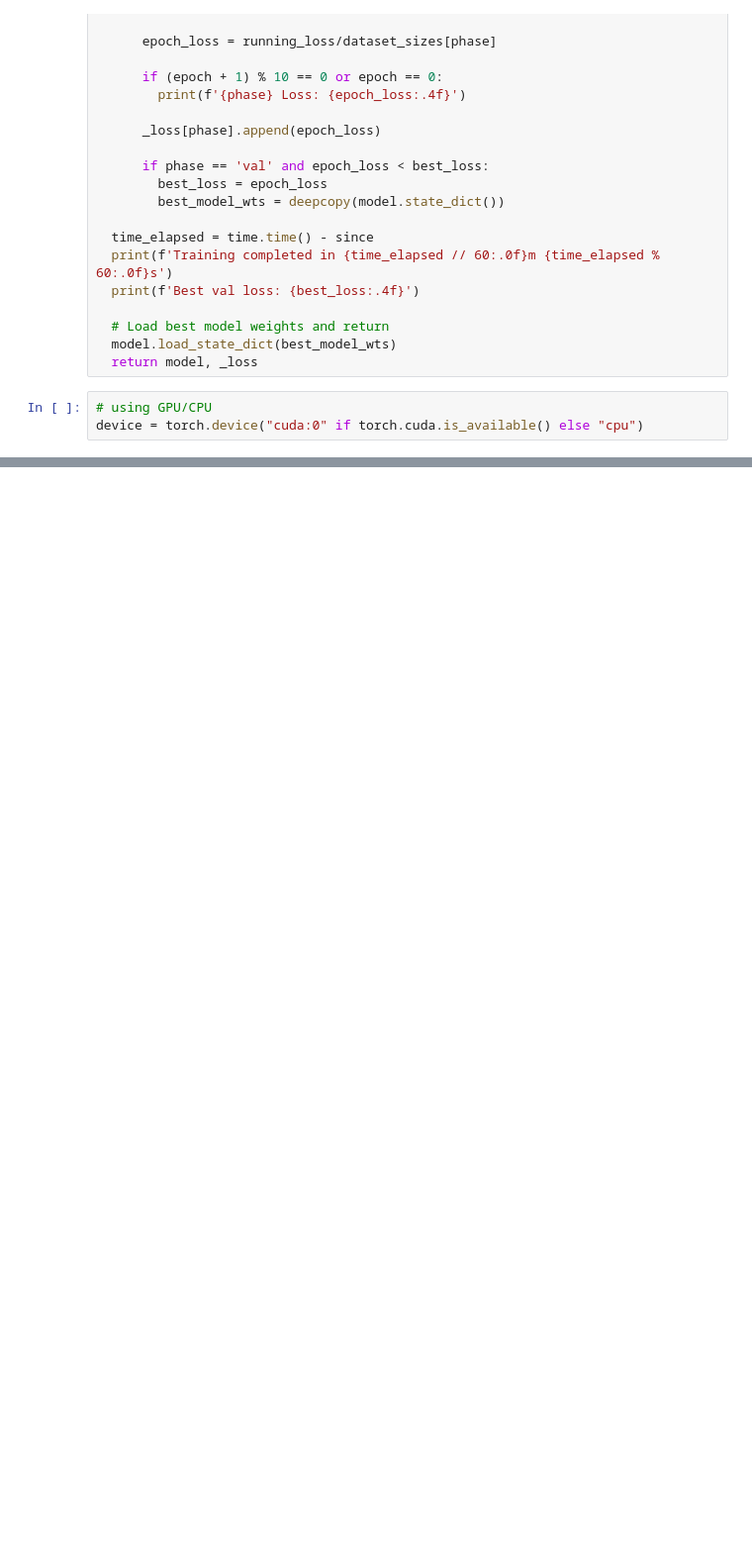
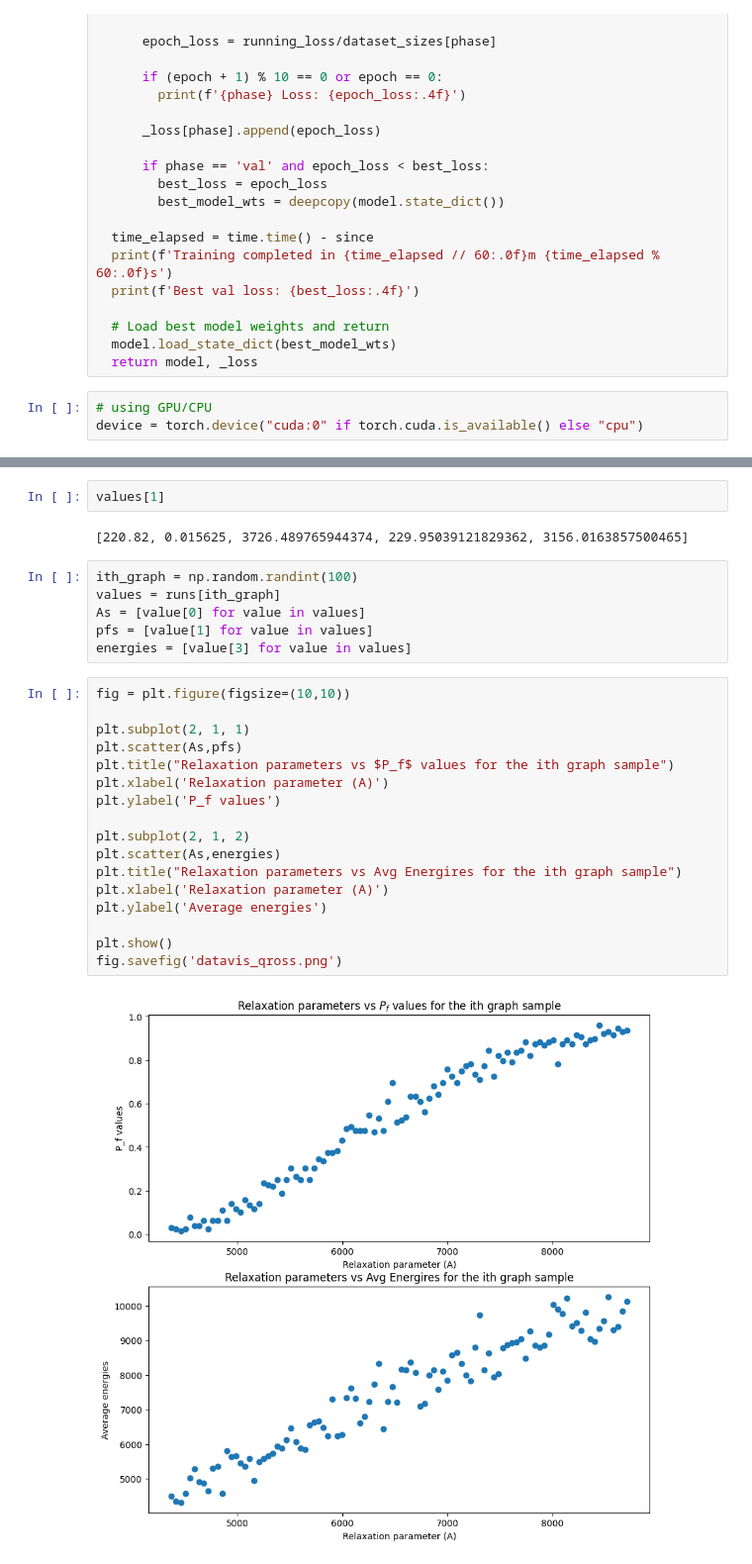
Before and after one commit to ronitd2002/QROSS-GCN-project, a Jupyter notebook: trial-notebooks/QROSS_Naive-Autoencoder.ipynb, the cells around one changed output, grey strips where cells are left out. Shown at 99% size. Drawn from its saved outputs; the diff is of its cells as text; blank space fills up the shorter version.

Commit message:
data visualization

```diff
--- a/trial-notebooks/QROSS_Naive-Autoencoder.ipynb
+++ b/trial-notebooks/QROSS_Naive-Autoencoder.ipynb
@@ -416,0 +423,29 @@ Best val loss: 0.1053
+# %%
+values[1]
+# %% [output]
+[220.82, 0.015625, 3726.489765944374, 229.95039121829362, 3156.0163857500465]
+# %%
+ith_graph = np.random.randint(100)
+values = runs[ith_graph]
+As = [value[0] for value in values]
+pfs = [value[1] for value in values]
+energies = [value[3] for value in values]
+# %%
+fig = plt.figure(figsize=(10,10))
+
+plt.subplot(2, 1, 1)
+plt.scatter(As,pfs)
+plt.title("Relaxation parameters vs $P_f$ values for the ith graph sample")
+plt.xlabel('Relaxation parameter (A)')
+plt.ylabel('P_f values')
+
+plt.subplot(2, 1, 2)
+plt.scatter(As,energies)
+plt.title("Relaxation parameters vs Avg Energires for the ith graph sample")
+plt.xlabel('Relaxation parameter (A)')
+plt.ylabel('Average energies')
+
+plt.show()
+fig.savefig('datavis_qross.png')
+# %% [output]
+[figure, added]
```
Also changed, not shown: parts of 6 cells of this notebook.
